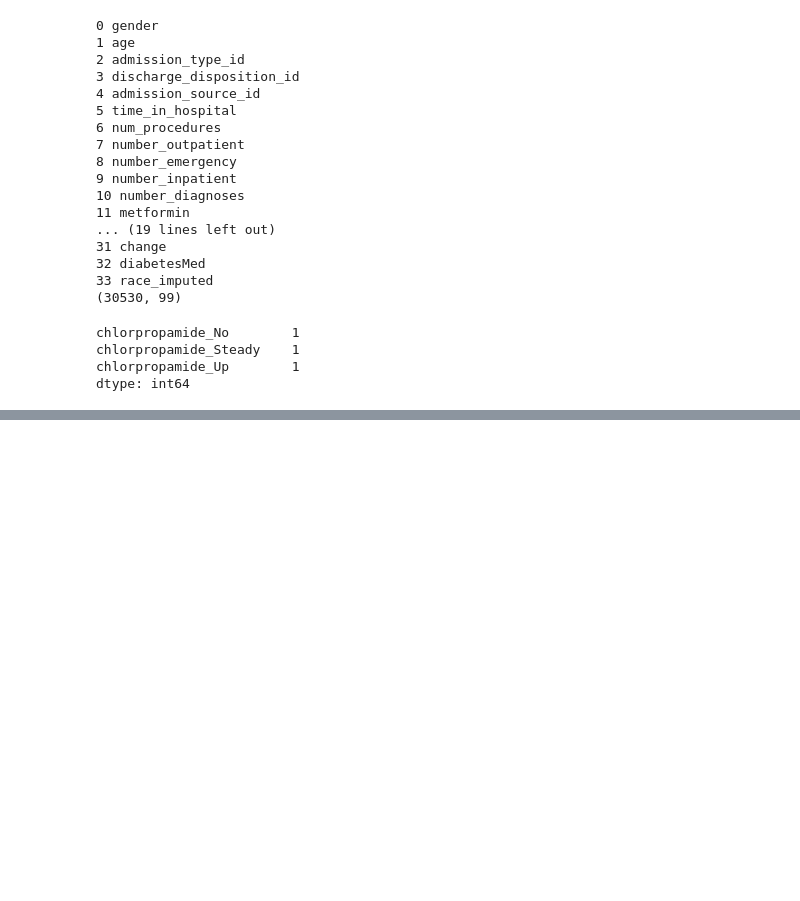
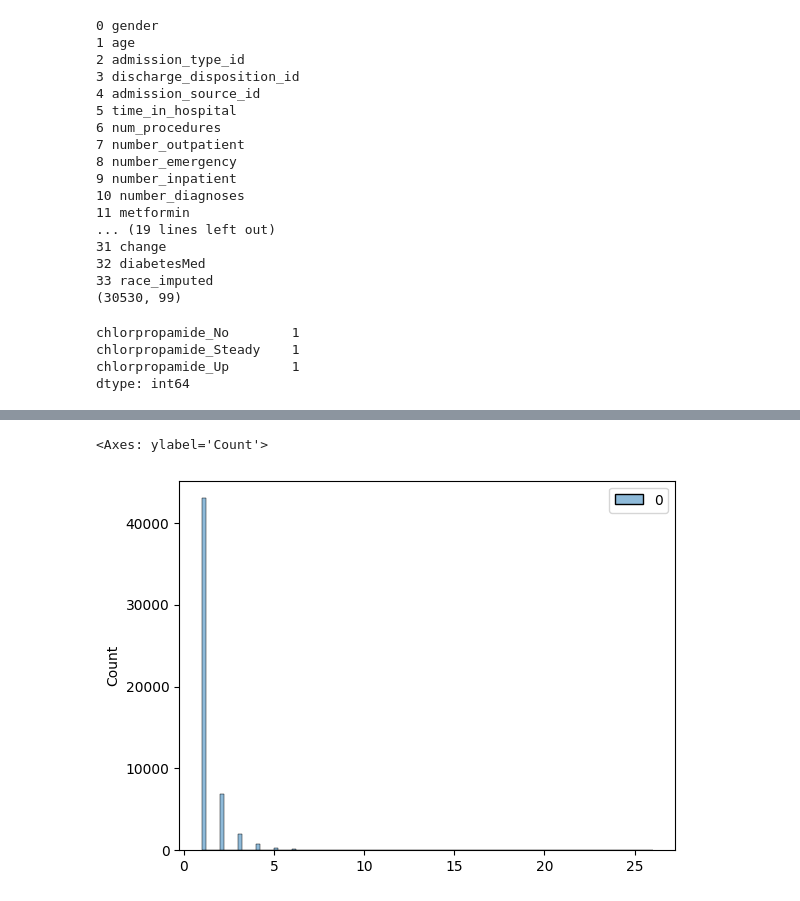
Before and after one commit to Chandak-Keshav/ML_Assignment, a Jupyter notebook: IMT2021024.ipynb, the cells around one changed output, grey strips where cells are left out. Drawn from its saved outputs; the diff is of its cells as text; code cells hidden in the pictures; blank space fills up the shorter version.

```diff
--- a/IMT2021024.ipynb
+++ b/IMT2021024.ipynb
@@ -418,0 +425,8 @@ sub.to_csv('submission.csv', index=False)
+# %%
+lst = df['patient_id'].to_list()
+pat = {}
+for i in lst:
+    if i in pat:
+        pat[i] += 1
+    else:
+        pat[i] = 1
@@ -418,0 +580,5 @@ sub.to_csv('submission.csv', index=False)
+# %%
+sns.histplot(pat.values(), bins=100)
+# %% [output]
+<Axes: ylabel='Count'>
+[figure, added]
```
Also changed, not shown: parts of 29 cells of this notebook.
